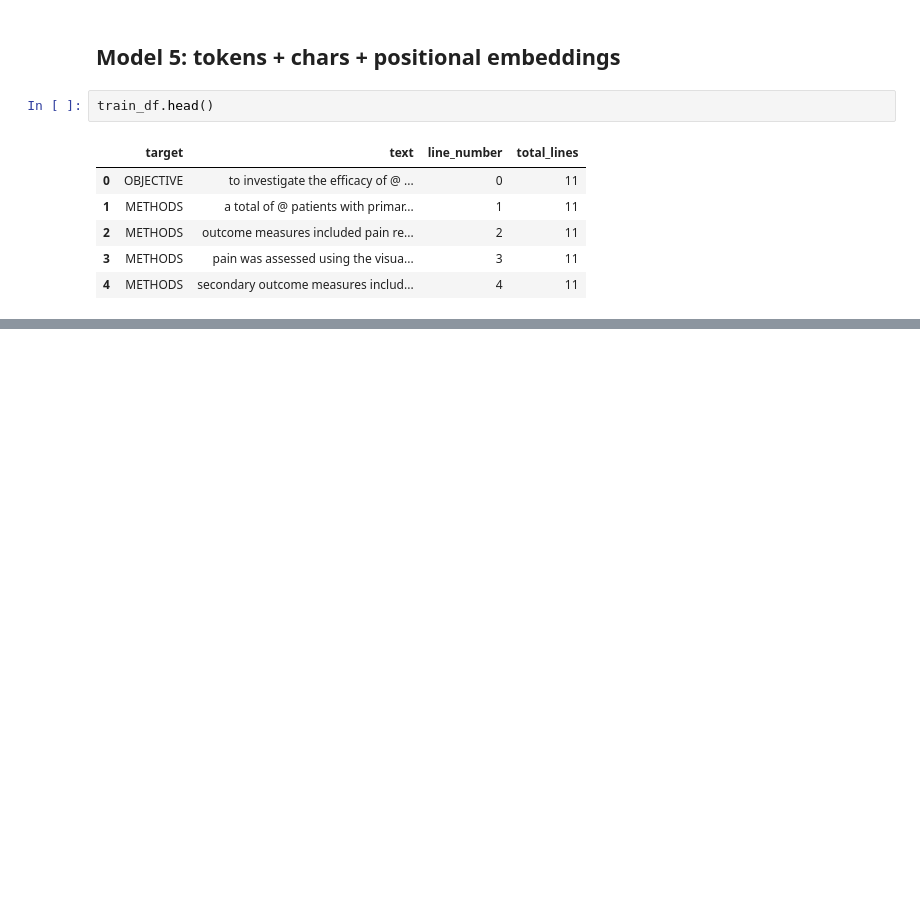
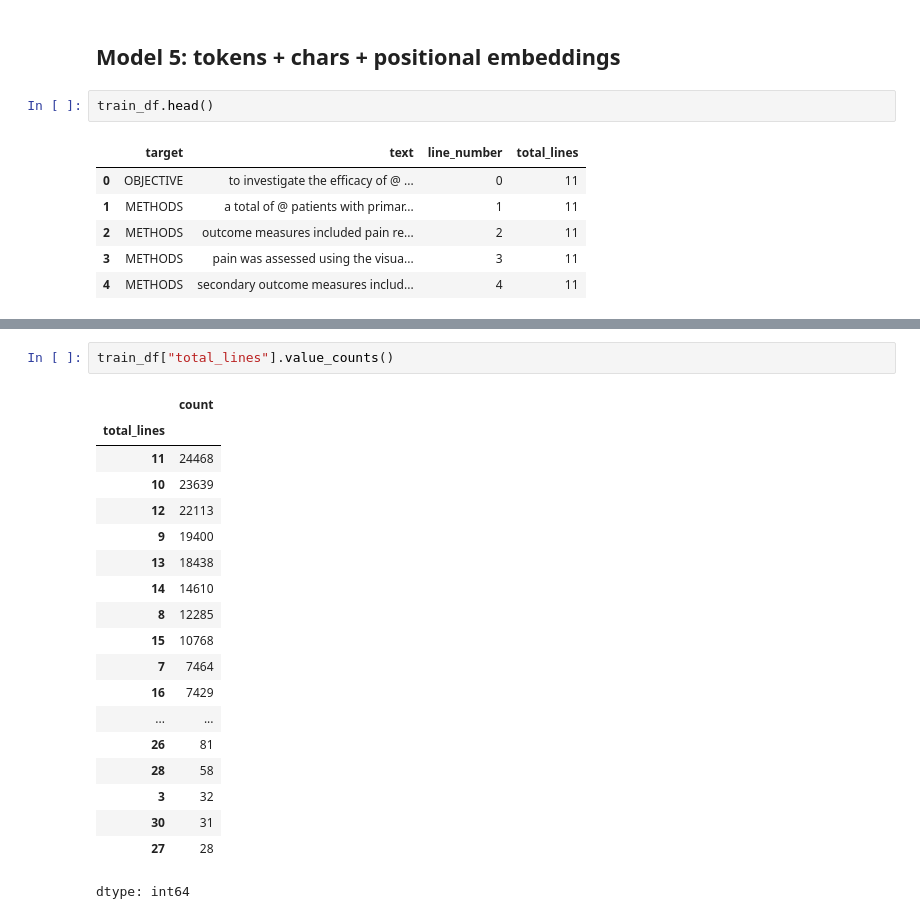
Before and after one commit to random-words/colab-notebooks, a Jupyter notebook: 09__SkimLit_nlp_milestone_project_2.ipynb, the cells around one changed output, grey strips where cells are left out. Drawn from its saved outputs; the diff is of its cells as text; blank space fills up the shorter version.

```diff
--- a/09__SkimLit_nlp_milestone_project_2.ipynb
+++ b/09__SkimLit_nlp_milestone_project_2.ipynb
@@ -1150,0 +1200,22 @@ train_df.head()
+# %%
+train_df["total_lines"].value_counts()
+# %% [output]
+|  | count |
+| total_lines |  |
+| 11 | 24468 |
+| 10 | 23639 |
+| 12 | 22113 |
+| 9 | 19400 |
+| 13 | 18438 |
+| 14 | 14610 |
+| 8 | 12285 |
+| 15 | 10768 |
+| 7 | 7464 |
+| 16 | 7429 |
+| ... | ... |
+| 26 | 81 |
+| 28 | 58 |
+| 3 | 32 |
+| 30 | 31 |
+| 27 | 28 |
+dtype: int64
```
Also changed, not shown: parts of 44 cells of this notebook.
